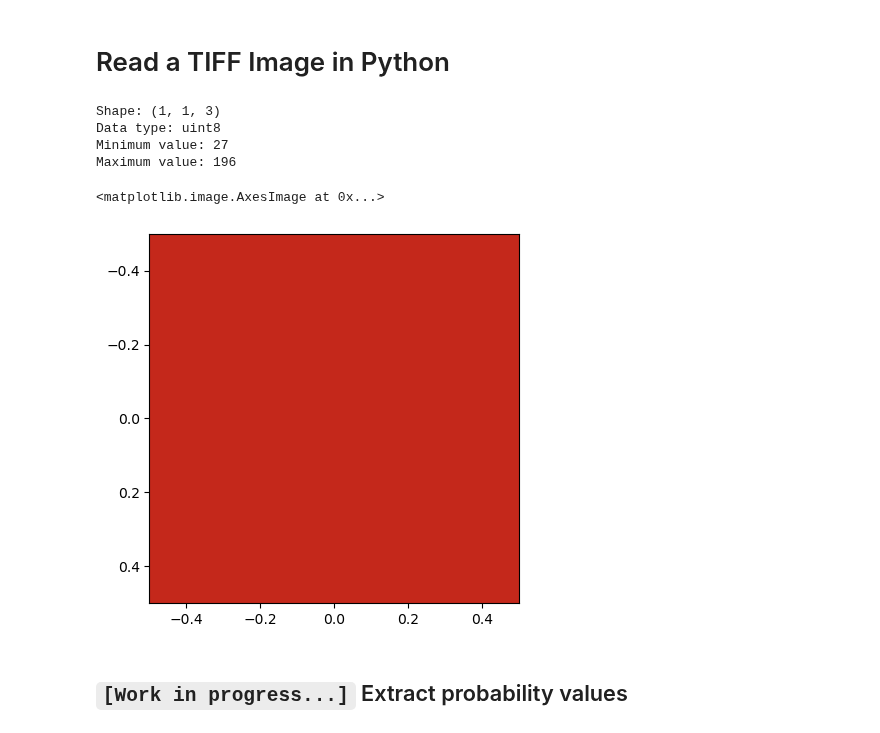
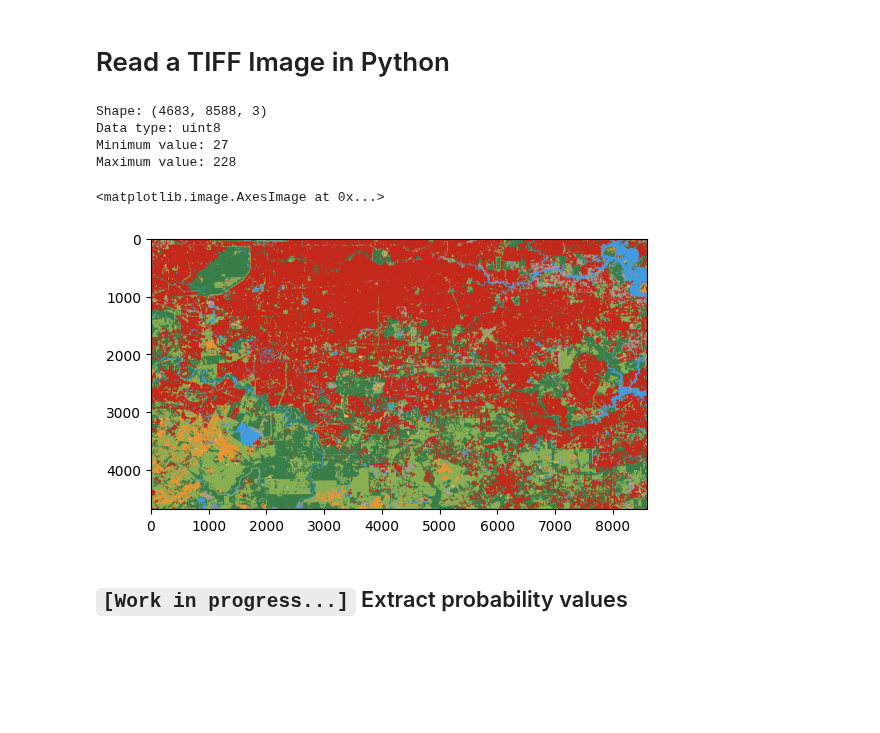
Before and after one commit to victor-radermecker/AdvancedLandCoverAnalytics-Pipeline, a Jupyter notebook: Google_Earth_Engine/dynamic-world-package-victor.ipynb, the cells around one changed output. Cells and saved outputs as stored; diff of their text form; code cells hidden in the pictures; blank space fills up the shorter version.

Commit message:
added Andrea auth

```diff
--- a/Google_Earth_Engine/dynamic-world-package-victor.ipynb
+++ b/Google_Earth_Engine/dynamic-world-package-victor.ipynb
@@ -169,25 +182,26 @@ fishnet_creator.plot_fishnet()
 # %%
 import imageio
 import numpy as np
 
 # Load the image
-image = imageio.imread('../Images/land_labels_test_export2.tif')
+#image = imageio.imread('../Images/land_labels_test_export2.tif') # for Victor
+image = imageio.imread('/content/drive/MyDrive/ ge_exports /land_labels_test_export2.tif') # for Andrea
 
 # Print some information about the image
 print('Shape:', image.shape)
 print('Data type:', image.dtype)
 print('Minimum value:', image.min())
 print('Maximum value:', image.max())
 
 #plot the image
 plt.imshow(image)
 # %% [output]
-Shape: (1, 1, 3)
+Shape: (4683, 8588, 3)
 Data type: uint8
 Minimum value: 27
-Maximum value: 196
+Maximum value: 228
 <matplotlib.image.AxesImage at 0x...>
-[figure, old version]
+[figure, new version]
 # %% [markdown]
 ## `[Work in progress...]` Extract probability values
 # %%
```
Also changed, not shown: parts of 7 cells of this notebook.
